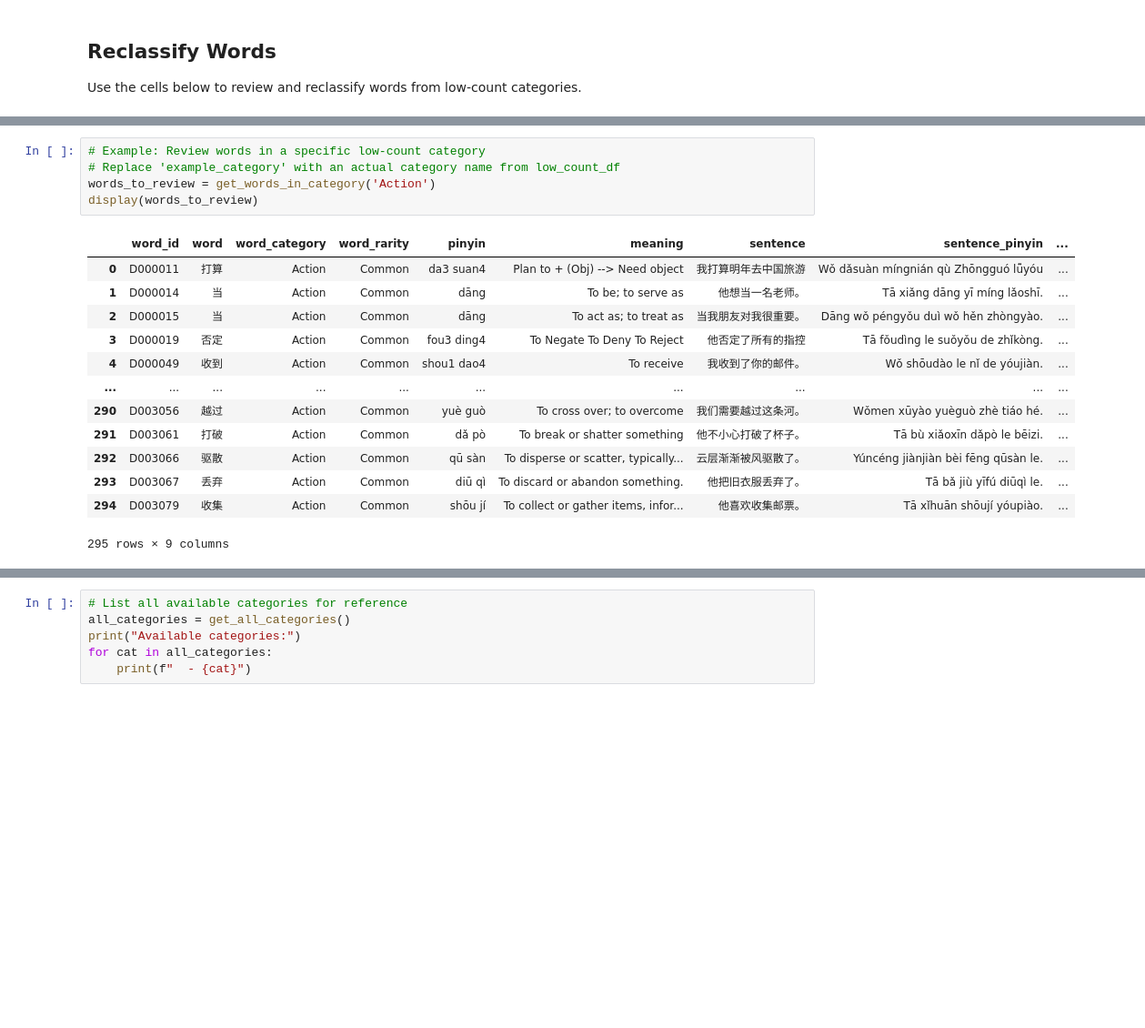
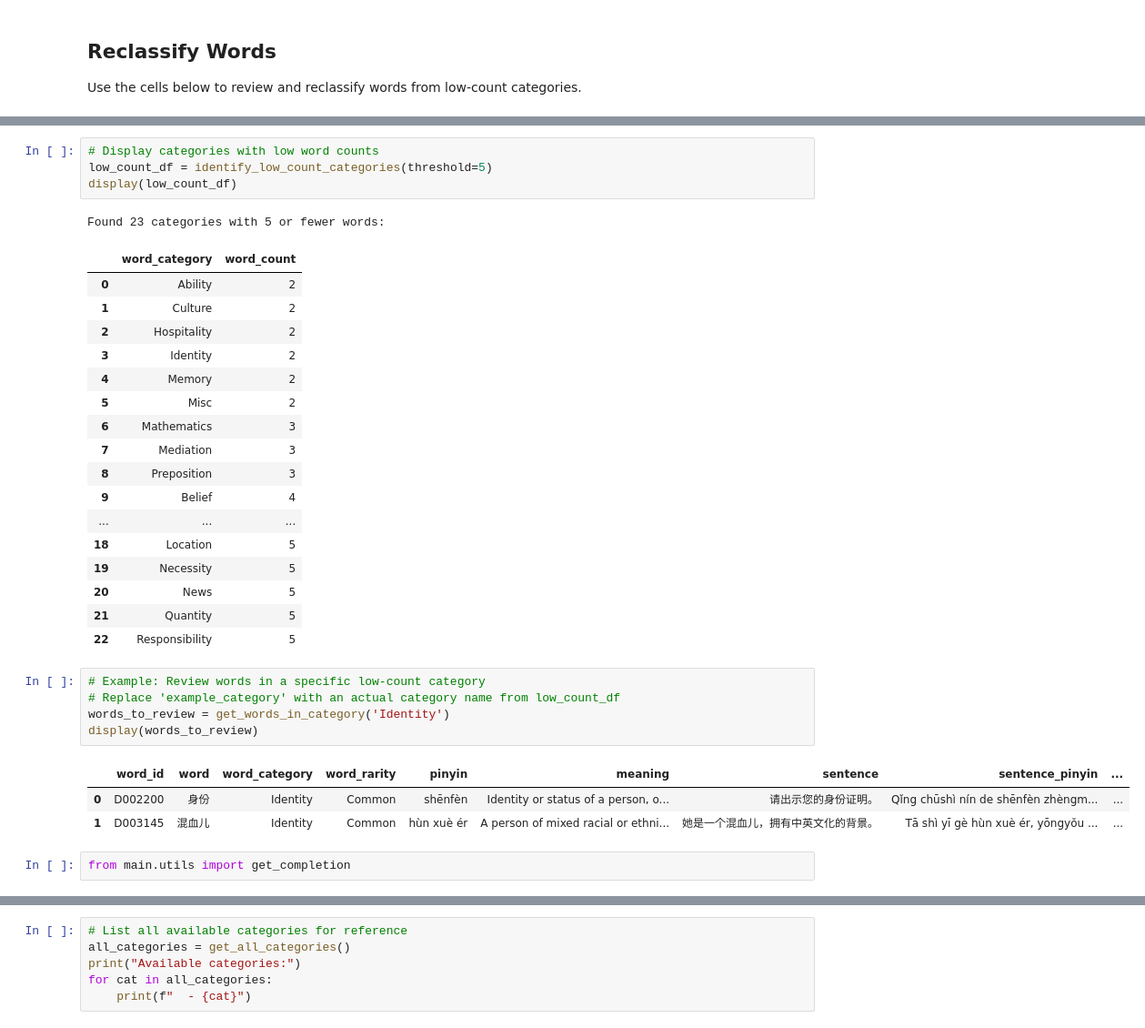
Before and after one commit to tuawong/GPT4LanguageLearning, a Jupyter notebook: notebook/AdjustWordsCategory.ipynb, the cells around one changed output, grey strips where cells are left out. Shown at 91% size. Cells and saved outputs as stored; diff of their text form; blank space fills up the shorter version.

Commit message:
Added word category reclassification by LLM

```diff
--- a/notebook/AdjustWordsCategory.ipynb
+++ b/notebook/AdjustWordsCategory.ipynb
@@ -135,19 +185,34 @@ Use the cells below to review and reclassify words from low-count categories.
+# %%
+# Display categories with low word counts
+low_count_df = identify_low_count_categories(threshold=5)
+display(low_count_df)
+# %% [output]
+Found 23 categories with 5 or fewer words:
+|  | word_category | word_count |
+| 0 | Ability | 2 |
+| 1 | Culture | 2 |
+| 2 | Hospitality | 2 |
+| 3 | Identity | 2 |
+| 4 | Memory | 2 |
+| 5 | Misc | 2 |
+| 6 | Mathematics | 3 |
+| 7 | Mediation | 3 |
+| 8 | Preposition | 3 |
+| 9 | Belief | 4 |
+| ... | ... | ... |
+| 18 | Location | 5 |
+| 19 | Necessity | 5 |
+| 20 | News | 5 |
+| 21 | Quantity | 5 |
+| 22 | Responsibility | 5 |
 # %%
 # Example: Review words in a specific low-count category
 # Replace 'example_category' with an actual category name from low_count_df
-words_to_review = get_words_in_category('Action')
+words_to_review = get_words_in_category('Identity')
 display(words_to_review)
 # %% [output]
 |  | word_id | word | word_category | word_rarity | pinyin | meaning | sentence | sentence_pinyin | ... |
-| 0 | D000011 | 打算 | Action | Common | da3 suan4 | Plan to + (Obj) --> Need object | 我打算明年去中国旅游 | Wǒ dǎsuàn míngnián qù Zhōngguó lǚyóu | ... |
-| 1 | D000014 | 当 | Action | Common | dāng | To be; to serve as | 他想当一名老师。 | Tā xiǎng dāng yī míng lǎoshī. | ... |
-| 2 | D000015 | 当 | Action | Common | dāng | To act as; to treat as | 当我朋友对我很重要。 | Dāng wǒ péngyǒu duì wǒ hěn zhòngyào. | ... |
-| 3 | D000019 | 否定 | Action | Common | fou3 ding4 | To Negate To Deny To Reject | 他否定了所有的指控 | Tā fǒudìng le suǒyǒu de zhǐkòng. | ... |
-| 4 | D000049 | 收到 | Action | Common | shou1 dao4 | To receive | 我收到了你的邮件。 | Wǒ shōudào le nǐ de yóujiàn. | ... |
-| ... | ... | ... | ... | ... | ... | ... | ... | ... | ... |
-| 290 | D003056 | 越过 | Action | Common | yuè guò | To cross over; to overcome | 我们需要越过这条河。 | Wǒmen xūyào yuèguò zhè tiáo hé. | ... |
-| 291 | D003061 | 打破 | Action | Common | dǎ pò | To break or shatter something | 他不小心打破了杯子。 | Tā bù xiǎoxīn dǎpò le bēizi. | ... |
-| 292 | D003066 | 驱散 | Action | Common | qū sàn | To disperse or scatter, typically... | 云层渐渐被风驱散了。 | Yúncéng jiànjiàn bèi fēng qūsàn le. | ... |
-| 293 | D003067 | 丢弃 | Action | Common | diū qì | To discard or abandon something. | 他把旧衣服丢弃了。 | Tā bǎ jiù yīfú diūqì le. | ... |
-| 294 | D003079 | 收集 | Action | Common | shōu jí | To collect or gather items, infor... | 他喜欢收集邮票。 | Tā xǐhuān shōují yóupiào. | ... |
+| 0 | D002200 | 身份 | Identity | Common | shēnfèn | Identity or status of a person, o... | 请出示您的身份证明。 | Qǐng chūshì nín de shēnfèn zhèngm... | ... |
+| 1 | D003145 | 混血儿 | Identity | Common | hùn xuè ér | A person of mixed racial or ethni... | 她是一个混血儿，拥有中英文化的背景。 | Tā shì yī gè hùn xuè ér, yōngyǒu ... | ... |
-295 rows × 9 columns
+# %%
+from main.utils import get_completion
```
Also changed, not shown: parts of 12 cells of this notebook.
